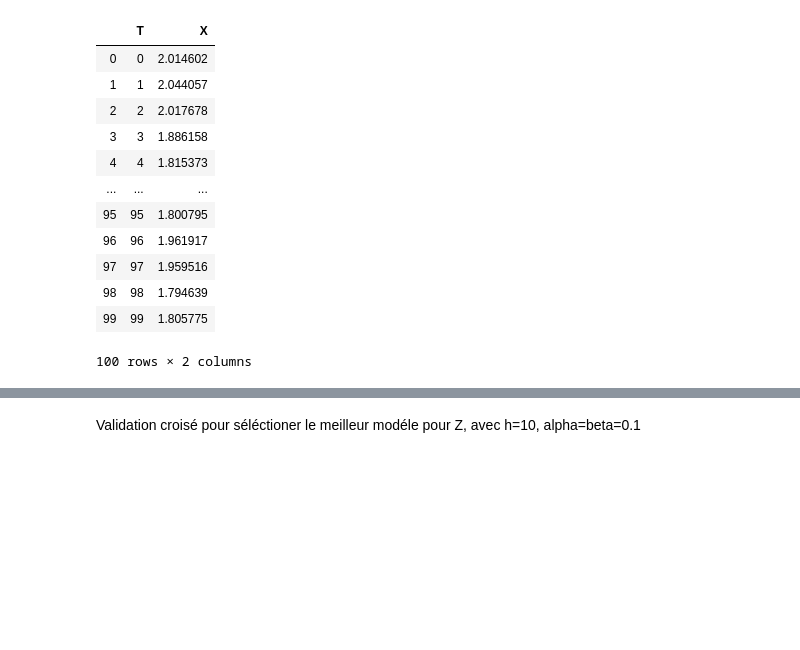
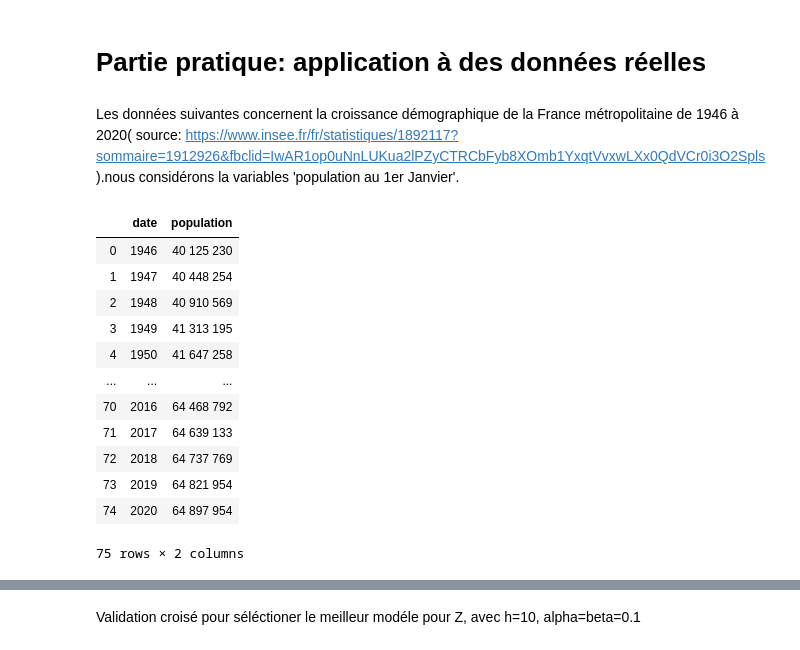
Before and after one commit to amahjourwalid/regression_ridge-, a Jupyter notebook: Untitled.ipynb, the cells around one changed output, grey strips where cells are left out. Cells and saved outputs as stored; diff of their text form; code cells hidden in the pictures; blank space fills up the shorter version.

```diff
--- a/Untitled.ipynb
+++ b/Untitled.ipynb
@@ -171,21 +1,24 @@ def cross_validation (Z,h,α,β):
+# %% [markdown]
+# Partie pratique: application à des données réelles
+# %% [markdown]
+Les données suivantes concernent la croissance démographique de la France métropolitaine de 1946 à 2020( source: https://www.insee.fr/fr/statistiques/1892117?sommaire=1912926&fbclid=IwAR1op0uNnLUKua2lPZyCTRCbFyb8XOmb1YxqtVvxwLXx0QdVCr0i3O2Spls).nous considérons la variables 'population au 1er Janvier'.
 # %%
-
 import pandas as pd
 from pandas import DataFrame
 %pwd
-serieX=pd.read_csv('serie X.csv',sep='	')
+serieX=pd.read_csv('Metro.csv',sep=';')
 serieX
 # %% [output]
-|  | T | X |
-| 0 | 0 | 2.014602 |
-| 1 | 1 | 2.044057 |
-| 2 | 2 | 2.017678 |
-| 3 | 3 | 1.886158 |
-| 4 | 4 | 1.815373 |
+|  | date | population |
+| 0 | 1946 | 40 125 230 |
+| 1 | 1947 | 40 448 254 |
+| 2 | 1948 | 40 910 569 |
+| 3 | 1949 | 41 313 195 |
+| 4 | 1950 | 41 647 258 |
 | ... | ... | ... |
-| 95 | 95 | 1.800795 |
-| 96 | 96 | 1.961917 |
-| 97 | 97 | 1.959516 |
-| 98 | 98 | 1.794639 |
-| 99 | 99 | 1.805775 |
+| 70 | 2016 | 64 468 792 |
+| 71 | 2017 | 64 639 133 |
+| 72 | 2018 | 64 737 769 |
+| 73 | 2019 | 64 821 954 |
+| 74 | 2020 | 64 897 954 |
-100 rows × 2 columns
+75 rows × 2 columns
```
Also changed, not shown: parts of 30 cells of this notebook.
